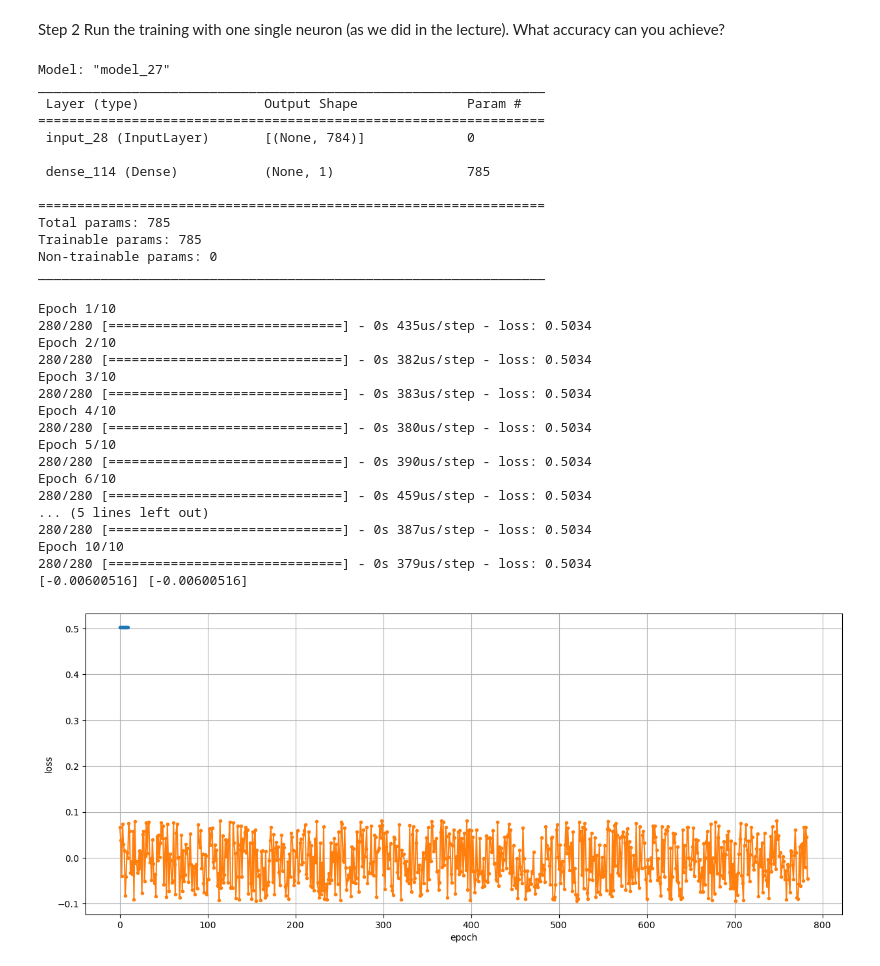
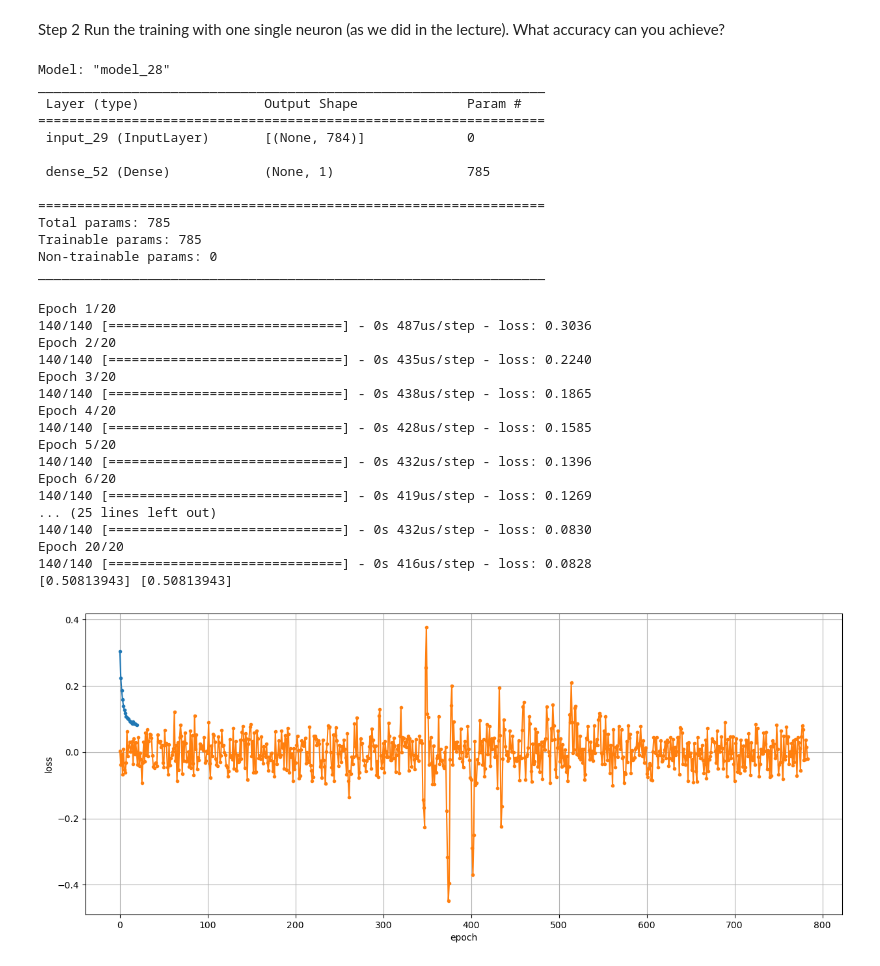
Before and after one commit to randrievskiy/cv, a Jupyter notebook: Homework12/Homework12.ipynb, the cells around one changed output. Drawn from its saved outputs; the diff is of its cells as text; code cells hidden in the pictures.

```diff
--- a/Homework12/Homework12.ipynb
+++ b/Homework12/Homework12.ipynb
@@ -56,23 +63,22 @@ labels = np.array(labels)
 
 pixels = np.array([image.flatten() for image in images])/255
 # %%
-import tensorflow as tf
 from tensorflow.keras import Model
 from tensorflow.keras.layers import Dense, Input
 
 inputs = Input(shape=(pixels.shape[1]))
-outputs = Dense(1, activation="relu")(inputs)
+outputs = Dense(1, activation="linear")(inputs)
 model = Model(inputs, outputs)
 
 model.summary()
 # %% [output]
-Model: "model_27"
+Model: "model_28"
 _________________________________________________________________
  Layer (type)                Output Shape              Param #
 =================================================================
- input_28 (InputLayer)       [(None, 784)]             0
+ input_29 (InputLayer)       [(None, 784)]             0
 
- dense_114 (Dense)           (None, 1)                 785
+ dense_52 (Dense)            (None, 1)                 785
 
 =================================================================
 Total params: 785
@@ -84,34 +88,35 @@ model.compile(optimizer ='adam', loss = 'mean_squared_error')
 # %%
-history = model.fit(pixels, labels, epochs=10, batch_size=16)
+model.compile(optimizer ='adam', loss = 'mean_squared_error')
+history = model.fit(pixels, labels, epochs=20, batch_size=32)
 
 # Plot training history
 h = history.history
 epochs = range(len(h['loss']))
 plt.plot(epochs, h['loss'], '.-'), plt.grid(True)
 plt.xlabel('epoch'), plt.ylabel('loss')
 
 # Let's also have a looks at the learnt weights
 plt.plot(model.layers[1].weights[0].numpy(), '.-'), plt.grid(True)
 print(model.layers[1].weights[1].numpy(), model.layers[1].bias.numpy())
 # %% [output]
-Epoch 1/10
-280/280 [==============================] - 0s 435us/step - loss: 0.5034
-Epoch 2/10
-280/280 [==============================] - 0s 382us/step - loss: 0.5034
-Epoch 3/10
-280/280 [==============================] - 0s 383us/step - loss: 0.5034
-Epoch 4/10
-280/280 [==============================] - 0s 380us/step - loss: 0.5034
-Epoch 5/10
-280/280 [==============================] - 0s 390us/step - loss: 0.5034
-Epoch 6/10
-280/280 [==============================] - 0s 459us/step - loss: 0.5034
-... (5 lines left out)
-280/280 [==============================] - 0s 387us/step - loss: 0.5034
-Epoch 10/10
-280/280 [==============================] - 0s 379us/step - loss: 0.5034
-[-0.00600516] [-0.00600516]
+Epoch 1/20
+140/140 [==============================] - 0s 487us/step - loss: 0.3036
+Epoch 2/20
+140/140 [==============================] - 0s 435us/step - loss: 0.2240
+Epoch 3/20
+140/140 [==============================] - 0s 438us/step - loss: 0.1865
+Epoch 4/20
+140/140 [==============================] - 0s 428us/step - loss: 0.1585
+Epoch 5/20
+140/140 [==============================] - 0s 432us/step - loss: 0.1396
+Epoch 6/20
+140/140 [==============================] - 0s 419us/step - loss: 0.1269
+... (25 lines left out)
+140/140 [==============================] - 0s 432us/step - loss: 0.0830
+Epoch 20/20
+140/140 [==============================] - 0s 416us/step - loss: 0.0828
+[0.50813943] [0.50813943]
-[figure, old version]
+[figure, new version]
 # %%
 predictions = model.predict(pixels).squeeze()
 predictions = predictions > 0.5
```
Also changed, not shown: parts of 6 cells of this notebook.
